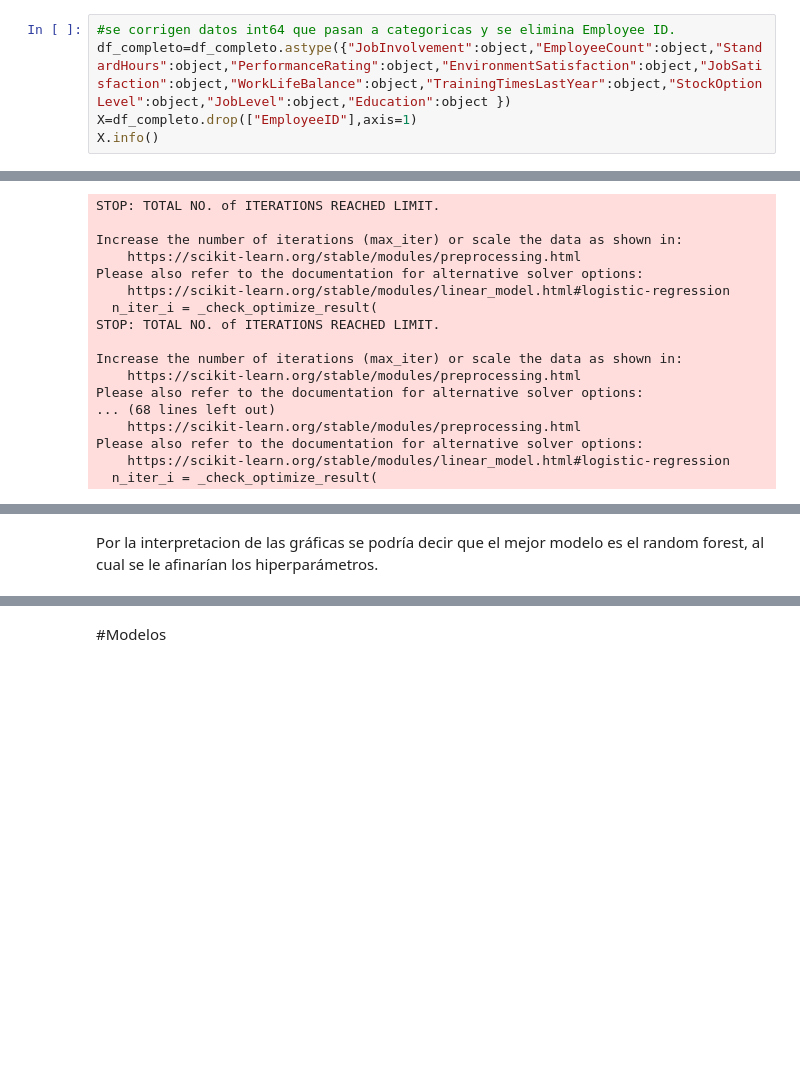
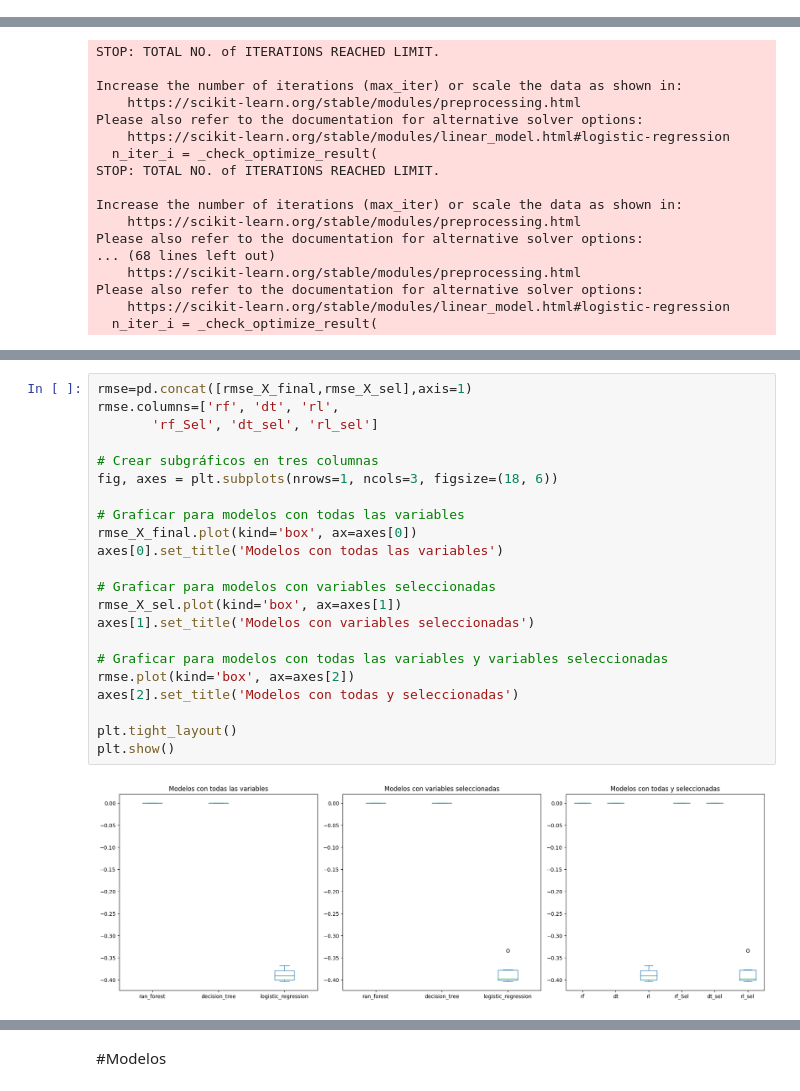
Before and after one commit to veronica1908/RH_Entrega1, a Jupyter notebook: 3_modelo.ipynb, the cells around one changed output, grey strips where cells are left out. Saved outputs shown, nothing was run; the diff lists cells and outputs as text; blank space fills up the shorter version.

Commit message:
ajuste en la selección de modelos. Problema para llamar la base de datos al inicio.

```diff
--- a/3_modelo.ipynb
+++ b/3_modelo.ipynb
@@ -108,8 +112,3 @@ print("Job Satisfaccion mean: ",df_completo.JobSatisfaction.mean())
 # %% [output]
 Enviroent Satisfaccion mean:  2.723953488372093
 Job Satisfaccion mean:  2.7248837209302326
-# %%
-#se corrigen datos int64 que pasan a categoricas y se elimina Employee ID.
-df_completo=df_completo.astype({"JobInvolvement":object,"EmployeeCount":object,"StandardHours":object,"PerformanceRating":object,"EnvironmentSatisfaction":object,"JobSatisfaction":object,"WorkLifeBalance":object,"TrainingTimesLastYear":object,"StockOptionLevel":object,"JobLevel":object,"Education":object })
-X=df_completo.drop(["EmployeeID"],axis=1)
-X.info()
@@ -334,2 +327,24 @@ dtype: float64
-# %% [markdown]
-Por la interpretacion de las gráficas se podría decir que el mejor modelo es el random forest, al cual se le afinarían los hiperparámetros.
+# %%
+rmse=pd.concat([rmse_X_final,rmse_X_sel],axis=1)
+rmse.columns=['rf', 'dt', 'rl',
+       'rf_Sel', 'dt_sel', 'rl_sel']
+
+# Crear subgráficos en tres columnas
+fig, axes = plt.subplots(nrows=1, ncols=3, figsize=(18, 6))
+
+# Graficar para modelos con todas las variables
+rmse_X_final.plot(kind='box', ax=axes[0])
+axes[0].set_title('Modelos con todas las variables')
+
+# Graficar para modelos con variables seleccionadas
+rmse_X_sel.plot(kind='box', ax=axes[1])
+axes[1].set_title('Modelos con variables seleccionadas')
+
+# Graficar para modelos con todas las variables y variables seleccionadas
+rmse.plot(kind='box', ax=axes[2])
+axes[2].set_title('Modelos con todas y seleccionadas')
+
+plt.tight_layout()
+plt.show()
+# %% [output]
+[figure, added]
```
Also changed, not shown: parts of 16 cells of this notebook.
